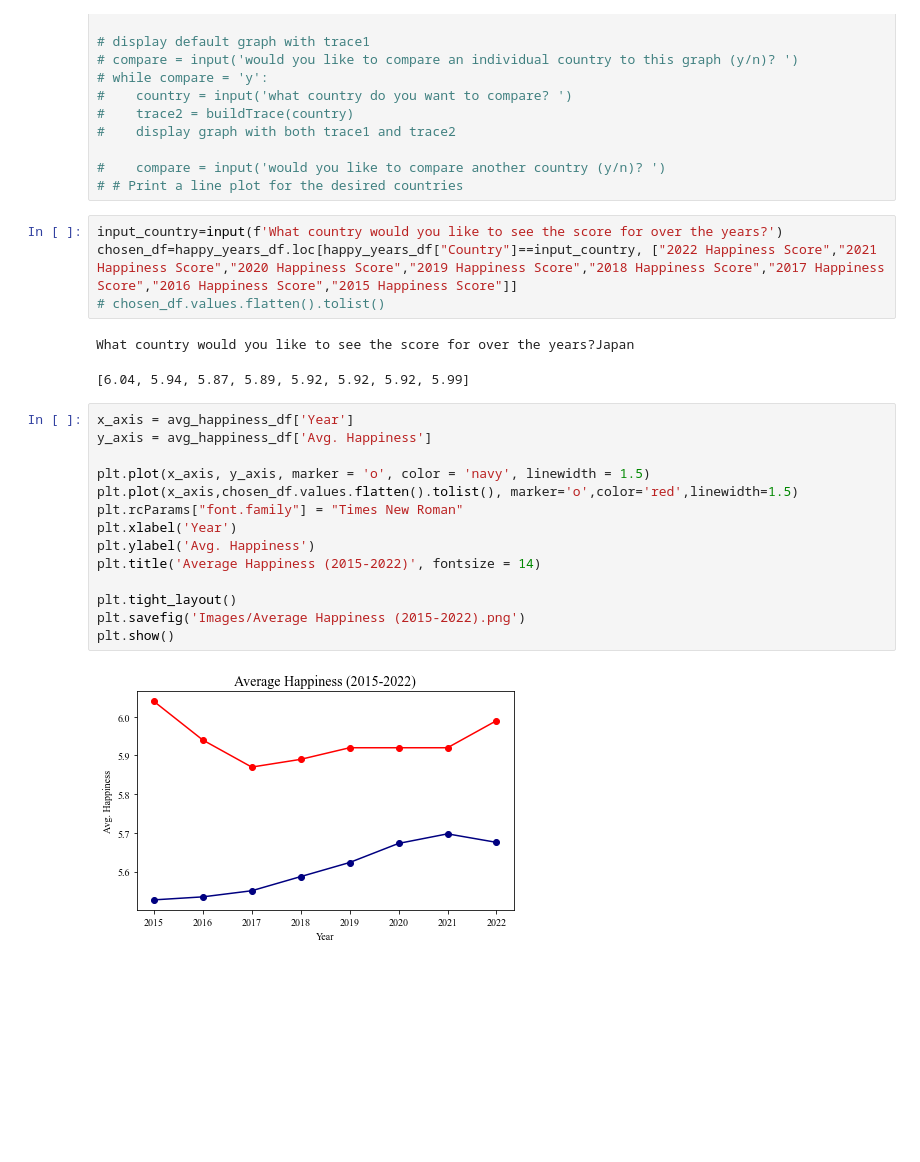
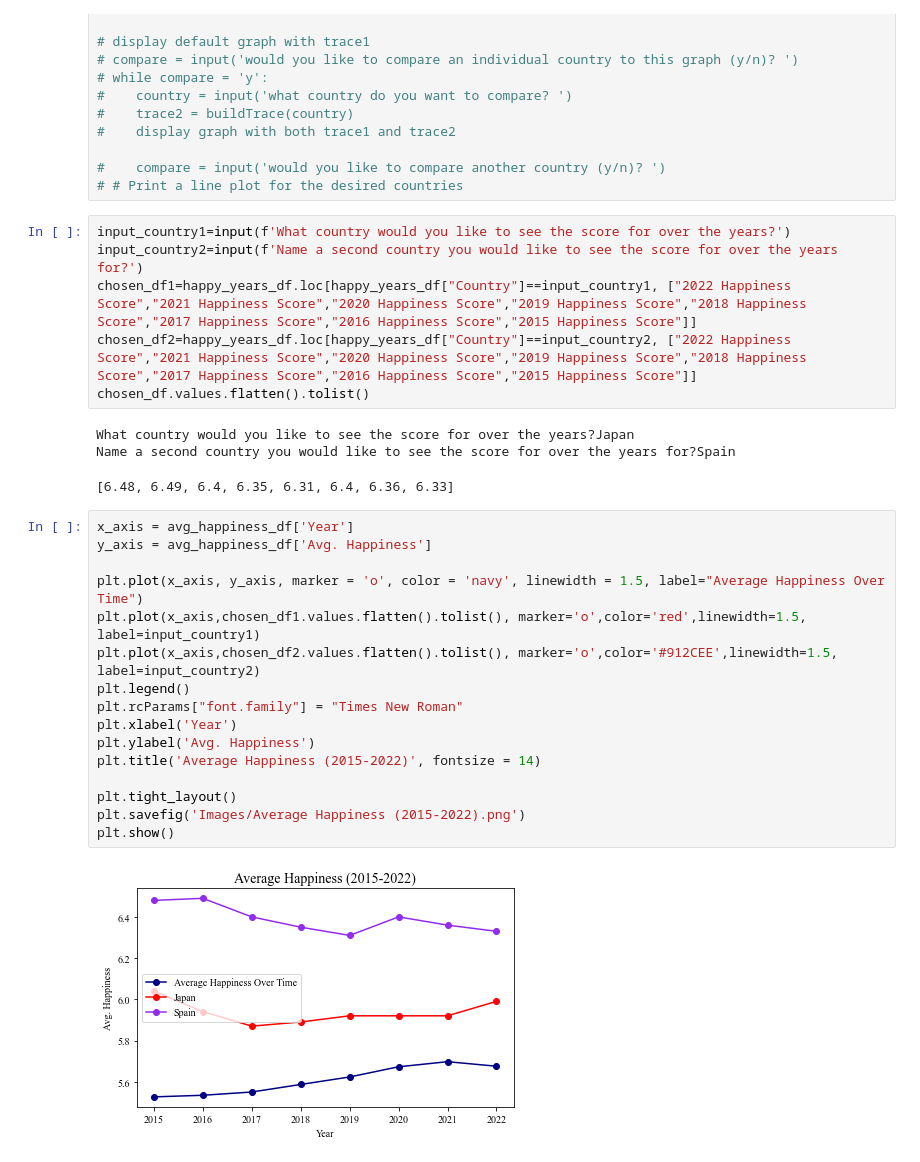
Before and after one commit to CBPher24/Exploring-World-Happiness, a Jupyter notebook: MainWork/Happiness Overtime.ipynb, the cells around one changed output. Drawn from its saved outputs; the diff is of its cells as text; blank space fills up the shorter version.

```diff
--- a/MainWork/Happiness Overtime.ipynb
+++ b/MainWork/Happiness Overtime.ipynb
@@ -125,25 +125,30 @@ Name: 0, dtype: object
 #    compare = input('would you like to compare another country (y/n)? ')
 # # Print a line plot for the desired countries
 # %%
-input_country=input(f'What country would you like to see the score for over the years?')
-chosen_df=happy_years_df.loc[happy_years_df["Country"]==input_country, ["2022 Happiness Score","2021 Happiness Score","2020 Happiness Score","2019 Happiness Score","2018 Happiness Score","2017 Happiness Score","2016 Happiness Score","2015 Happiness Score"]]
-# chosen_df.values.flatten().tolist()
+input_country1=input(f'What country would you like to see the score for over the years?')
+input_country2=input(f'Name a second country you would like to see the score for over the years for?')
+chosen_df1=happy_years_df.loc[happy_years_df["Country"]==input_country1, ["2022 Happiness Score","2021 Happiness Score","2020 Happiness Score","2019 Happiness Score","2018 Happiness Score","2017 Happiness Score","2016 Happiness Score","2015 Happiness Score"]]
+chosen_df2=happy_years_df.loc[happy_years_df["Country"]==input_country2, ["2022 Happiness Score","2021 Happiness Score","2020 Happiness Score","2019 Happiness Score","2018 Happiness Score","2017 Happiness Score","2016 Happiness Score","2015 Happiness Score"]]
+chosen_df.values.flatten().tolist()
 # %% [output]
 What country would you like to see the score for over the years?Japan
+Name a second country you would like to see the score for over the years for?Spain
-[6.04, 5.94, 5.87, 5.89, 5.92, 5.92, 5.92, 5.99]
+[6.48, 6.49, 6.4, 6.35, 6.31, 6.4, 6.36, 6.33]
 # %%
 x_axis = avg_happiness_df['Year']
 y_axis = avg_happiness_df['Avg. Happiness']
 
-plt.plot(x_axis, y_axis, marker = 'o', color = 'navy', linewidth = 1.5)
-plt.plot(x_axis,chosen_df.values.flatten().tolist(), marker='o',color='red',linewidth=1.5)
+plt.plot(x_axis, y_axis, marker = 'o', color = 'navy', linewidth = 1.5, label="Average Happiness Over Time")
+plt.plot(x_axis,chosen_df1.values.flatten().tolist(), marker='o',color='red',linewidth=1.5, label=input_country1)
+plt.plot(x_axis,chosen_df2.values.flatten().tolist(), marker='o',color='#912CEE',linewidth=1.5, label=input_country2)
+plt.legend()
 plt.rcParams["font.family"] = "Times New Roman"
 plt.xlabel('Year')
 plt.ylabel('Avg. Happiness')
 plt.title('Average Happiness (2015-2022)', fontsize = 14)
 
 plt.tight_layout()
 plt.savefig('Images/Average Happiness (2015-2022).png')
 plt.show()
 # %% [output]
-[figure, old version]
+[figure, new version]
```
Also changed, not shown: parts of 1 cell of this notebook, 1 other file.
